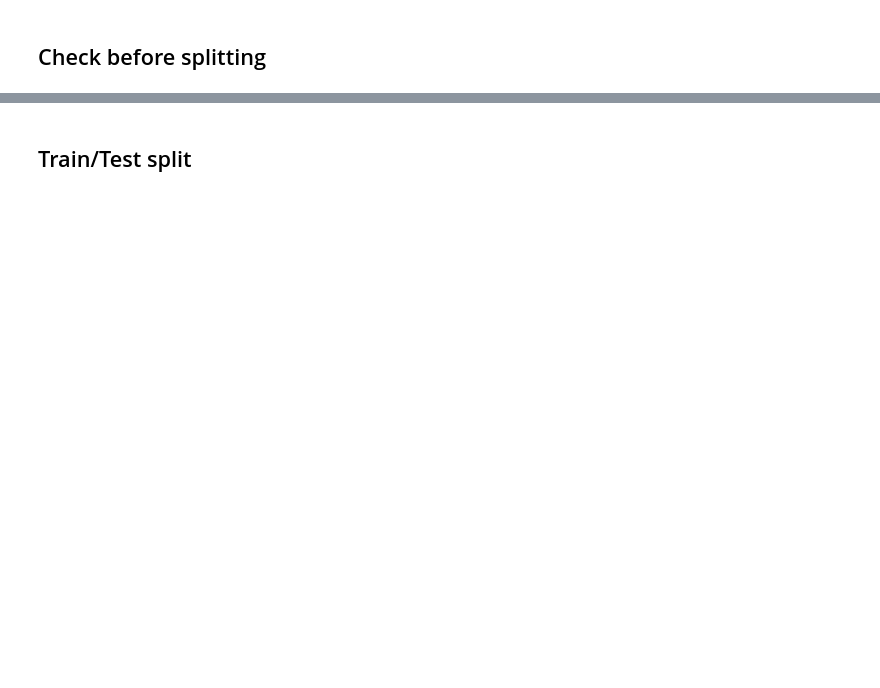
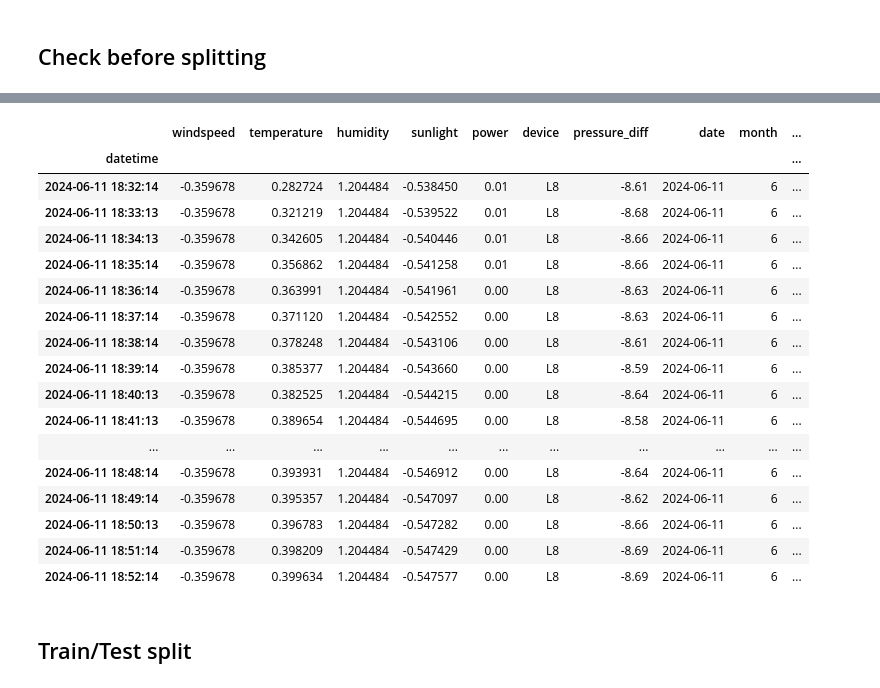
Before and after one commit to chiseanchang0727/aicup-predict-energy-generation, a Jupyter notebook: test_region/Predict_1_Sean.ipynb, the cells around one changed output, grey strips where cells are left out. Cells and saved outputs as stored; diff of their text form; code cells hidden in the pictures; blank space fills up the shorter version.

```diff
--- a/test_region/Predict_1_Sean.ipynb
+++ b/test_region/Predict_1_Sean.ipynb
@@ -194,0 +199,2 @@ df_fe_result_sinusoidal_time.describe()
+# %%
+df_fe_result_sinusoidal_time = df_fe_result_sinusoidal_time.set_index('datetime')
@@ -195,2 +227,23 @@ df_fe_result_sinusoidal_time.describe()
+# %%
+df_fe_result_sinusoidal_time[(df_fe_result_sinusoidal_time['month'] == 6) & (df_fe_result_sinusoidal_time['day'] == 11)]
+# %% [output]
+|  | windspeed | temperature | humidity | sunlight | power | device | pressure_diff | date | month | ... |
+| datetime |  |  |  |  |  |  |  |  |  | ... |
+| 2024-06-11 18:32:14 | -0.359678 | 0.282724 | 1.204484 | -0.538450 | 0.01 | L8 | -8.61 | 2024-06-11 | 6 | ... |
+| 2024-06-11 18:33:13 | -0.359678 | 0.321219 | 1.204484 | -0.539522 | 0.01 | L8 | -8.68 | 2024-06-11 | 6 | ... |
+| 2024-06-11 18:34:13 | -0.359678 | 0.342605 | 1.204484 | -0.540446 | 0.01 | L8 | -8.66 | 2024-06-11 | 6 | ... |
+| 2024-06-11 18:35:14 | -0.359678 | 0.356862 | 1.204484 | -0.541258 | 0.01 | L8 | -8.66 | 2024-06-11 | 6 | ... |
+| 2024-06-11 18:36:14 | -0.359678 | 0.363991 | 1.204484 | -0.541961 | 0.00 | L8 | -8.63 | 2024-06-11 | 6 | ... |
+| 2024-06-11 18:37:14 | -0.359678 | 0.371120 | 1.204484 | -0.542552 | 0.00 | L8 | -8.63 | 2024-06-11 | 6 | ... |
+| 2024-06-11 18:38:14 | -0.359678 | 0.378248 | 1.204484 | -0.543106 | 0.00 | L8 | -8.61 | 2024-06-11 | 6 | ... |
+| 2024-06-11 18:39:14 | -0.359678 | 0.385377 | 1.204484 | -0.543660 | 0.00 | L8 | -8.59 | 2024-06-11 | 6 | ... |
+| 2024-06-11 18:40:13 | -0.359678 | 0.382525 | 1.204484 | -0.544215 | 0.00 | L8 | -8.64 | 2024-06-11 | 6 | ... |
+| 2024-06-11 18:41:13 | -0.359678 | 0.389654 | 1.204484 | -0.544695 | 0.00 | L8 | -8.58 | 2024-06-11 | 6 | ... |
+| ... | ... | ... | ... | ... | ... | ... | ... | ... | ... | ... |
+| 2024-06-11 18:48:14 | -0.359678 | 0.393931 | 1.204484 | -0.546912 | 0.00 | L8 | -8.64 | 2024-06-11 | 6 | ... |
+| 2024-06-11 18:49:14 | -0.359678 | 0.395357 | 1.204484 | -0.547097 | 0.00 | L8 | -8.62 | 2024-06-11 | 6 | ... |
+| 2024-06-11 18:50:13 | -0.359678 | 0.396783 | 1.204484 | -0.547282 | 0.00 | L8 | -8.66 | 2024-06-11 | 6 | ... |
+| 2024-06-11 18:51:14 | -0.359678 | 0.398209 | 1.204484 | -0.547429 | 0.00 | L8 | -8.69 | 2024-06-11 | 6 | ... |
+| 2024-06-11 18:52:14 | -0.359678 | 0.399634 | 1.204484 | -0.547577 | 0.00 | L8 | -8.69 | 2024-06-11 | 6 | ... |
 # %% [markdown]
 ## Train/Test split
```
Also changed, not shown: parts of 15 cells of this notebook, 1 other file.
